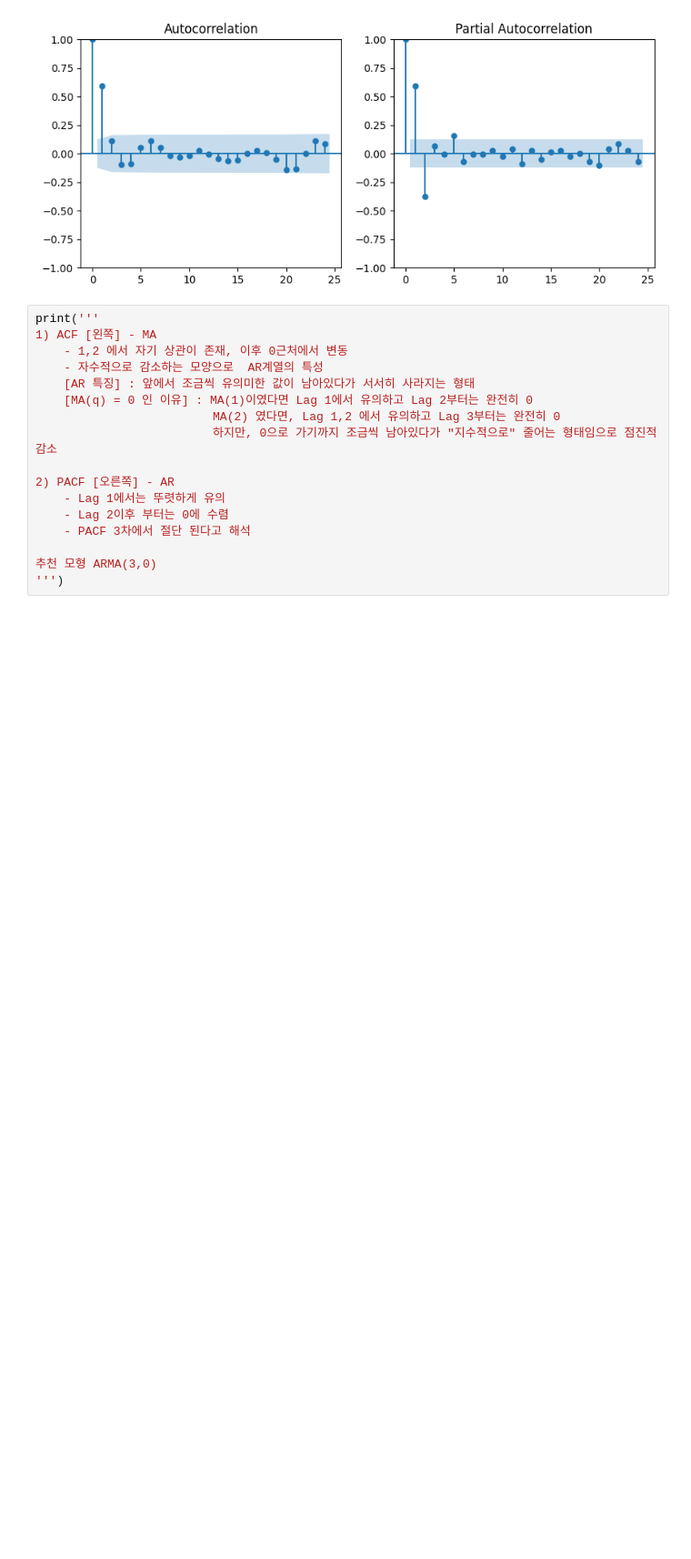
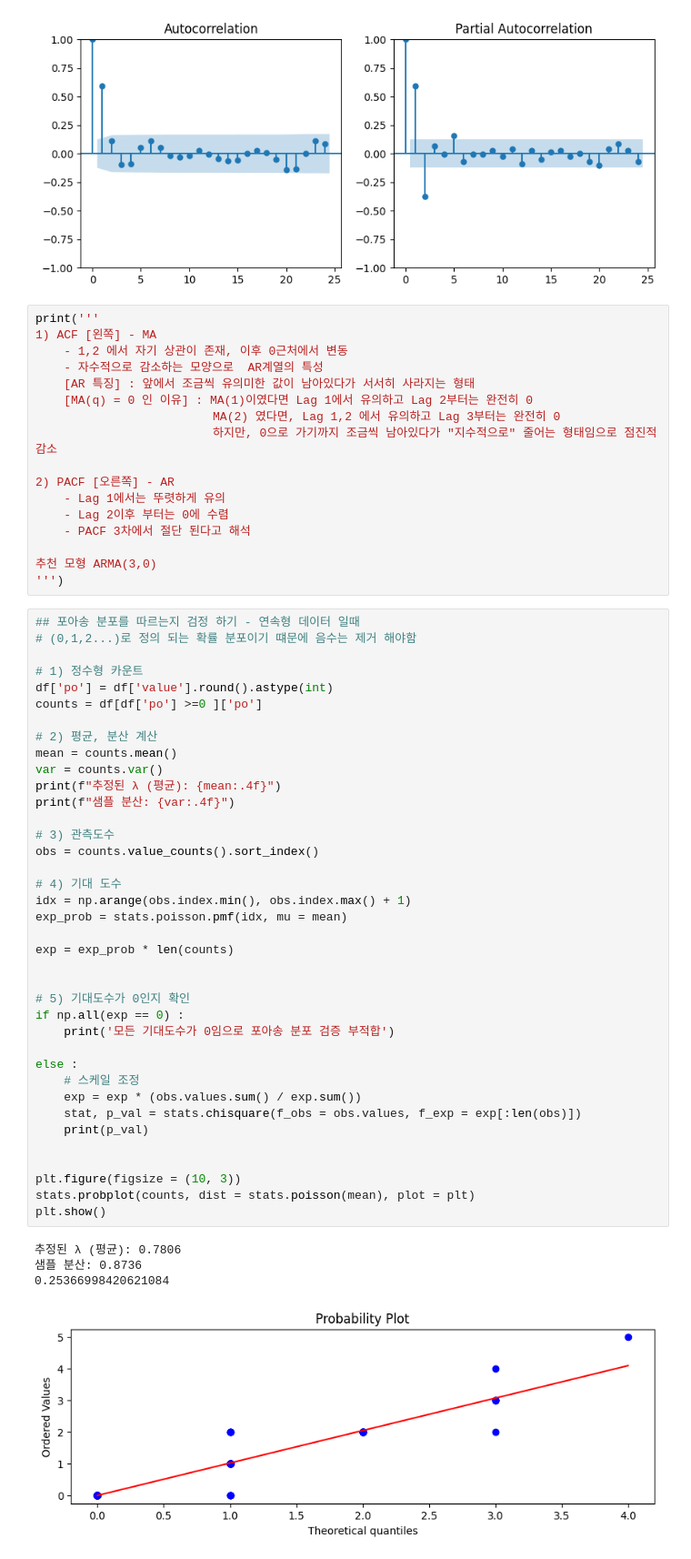
Before and after one commit to doeungim/ADP_DE2, a Jupyter notebook: ADP_RE/ADP_33_PRAC.ipynb, the cells around one changed output. Shown at 91% size. Drawn from its saved outputs; the diff is of its cells as text; blank space fills up the shorter version.

```diff
--- a/ADP_RE/ADP_33_PRAC.ipynb
+++ b/ADP_RE/ADP_33_PRAC.ipynb
@@ -836,3 +836,46 @@ print('''
 
 추천 모형 ARMA(3,0)
 ''')
+# %%
+## 포아송 분포를 따르는지 검정 하기 - 연속형 데이터 일때
+# (0,1,2...)로 정의 되는 확률 분포이기 떄문에 음수는 제거 해야함
+
+# 1) 정수형 카운트
+df['po'] = df['value'].round().astype(int)
+counts = df[df['po'] >=0 ]['po']
+
+# 2) 평균, 분산 계산
+mean = counts.mean()
+var = counts.var()
+print(f"추정된 λ (평균): {mean:.4f}")
+print(f"샘플 분산: {var:.4f}")
+
+# 3) 관측도수
+obs = counts.value_counts().sort_index()
+
+# 4) 기대 도수
+idx = np.arange(obs.index.min(), obs.index.max() + 1)
+exp_prob = stats.poisson.pmf(idx, mu = mean)
+
+exp = exp_prob * len(counts)
+
+
+# 5) 기대도수가 0인지 확인
+if np.all(exp == 0) :
+    print('모든 기대도수가 0임으로 포아송 분포 검증 부적합')
+
+else :
+    # 스케일 조정
+    exp = exp * (obs.values.sum() / exp.sum())
+    stat, p_val = stats.chisquare(f_obs = obs.values, f_exp = exp[:len(obs)])
+    print(p_val)
+
+
+plt.figure(figsize = (10, 3))
+stats.probplot(counts, dist = stats.poisson(mean), plot = plt)
+plt.show()
+# %% [output]
+추정된 λ (평균): 0.7806
+샘플 분산: 0.8736
+0.25366998420621084
+[figure, added]
```
